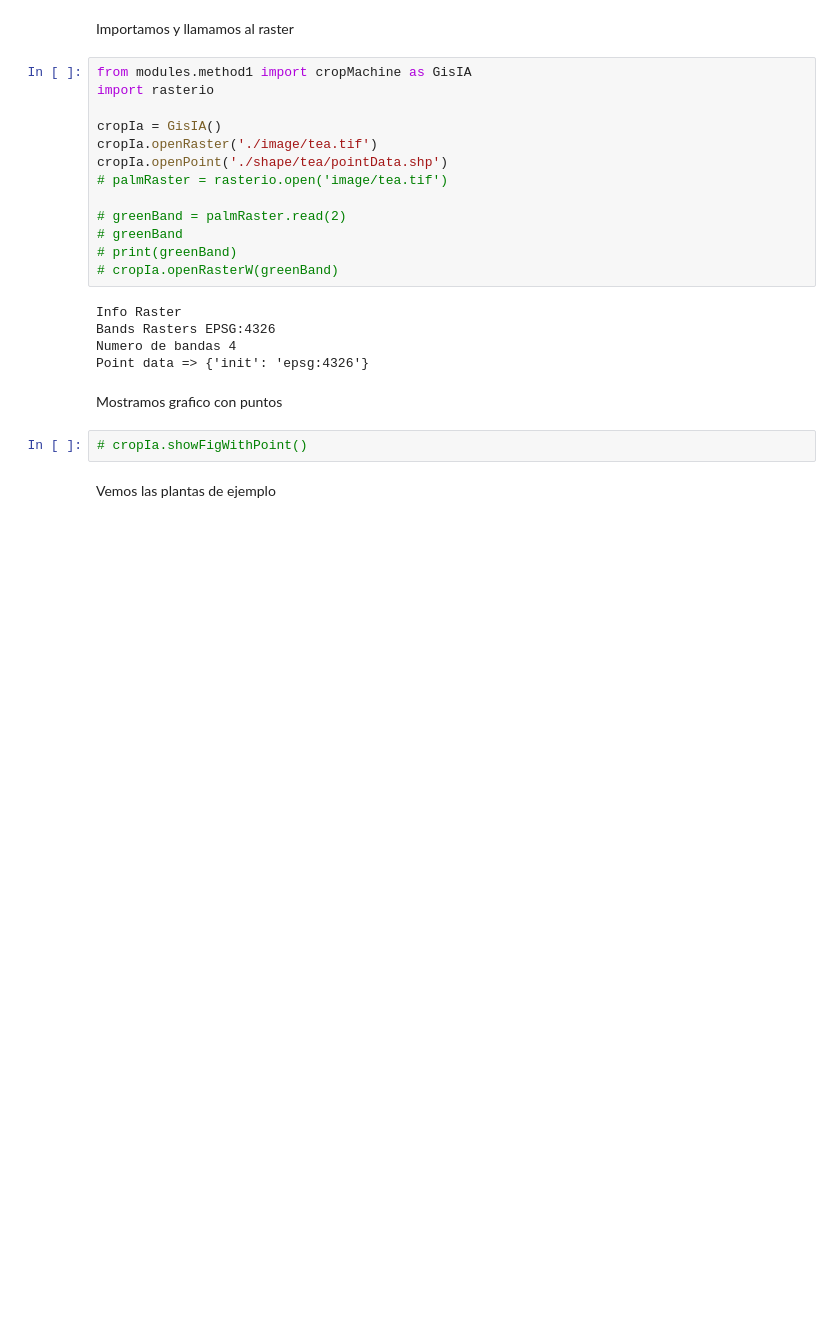
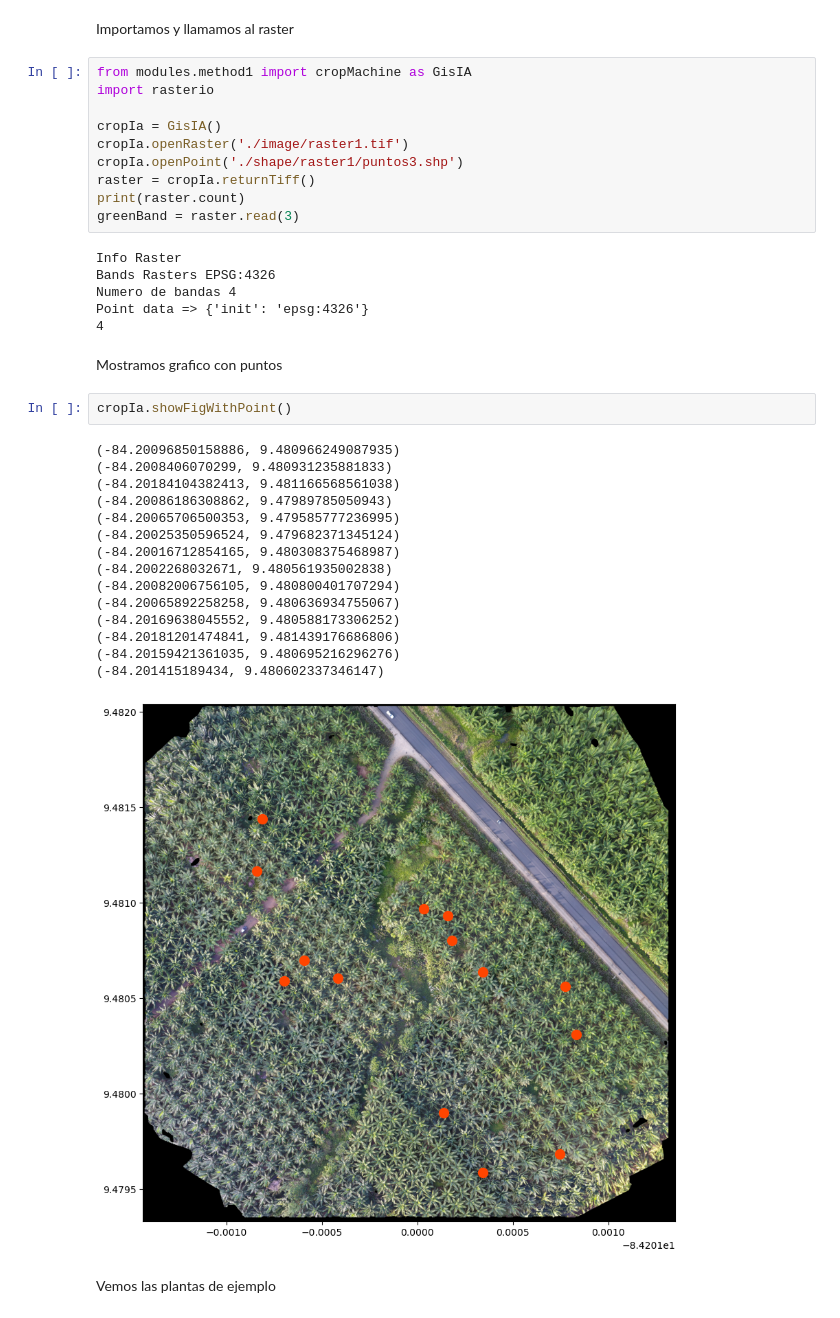
Before and after one commit to brandonllamas/Gis_IA, a Jupyter notebook: app.ipynb, the cells around one changed output. Cells and saved outputs as stored; diff of their text form; blank space fills up the shorter version.

Commit message:
cambios raster view point

```diff
--- a/app.ipynb
+++ b/app.ipynb
@@ -5,23 +5,37 @@ from modules.method1 import cropMachine as GisIA
 import rasterio
 
 cropIa = GisIA()
-cropIa.openRaster('./image/tea.tif')
-cropIa.openPoint('./shape/tea/pointData.shp')
-# palmRaster = rasterio.open('image/tea.tif')
-
-# greenBand = palmRaster.read(2)
-# greenBand
-# print(greenBand)
-# cropIa.openRasterW(greenBand)
+cropIa.openRaster('./image/raster1.tif')
+cropIa.openPoint('./shape/raster1/puntos3.shp')
+raster = cropIa.returnTiff()
+print(raster.count)
+greenBand = raster.read(3)
 # %% [output]
 Info Raster
 Bands Rasters EPSG:4326
 Numero de bandas 4
 Point data => {'init': 'epsg:4326'}
+4
 # %% [markdown]
 Mostramos grafico con puntos
-# %%
-# cropIa.showFigWithPoint()
+# %%
+cropIa.showFigWithPoint()
+# %% [output]
+(-84.20096850158886, 9.480966249087935)
+(-84.2008406070299, 9.480931235881833)
+(-84.20184104382413, 9.481166568561038)
+(-84.20086186308862, 9.47989785050943)
+(-84.20065706500353, 9.479585777236995)
+(-84.20025350596524, 9.479682371345124)
+(-84.20016712854165, 9.480308375468987)
+(-84.2002268032671, 9.480561935002838)
+(-84.20082006756105, 9.480800401707294)
+(-84.20065892258258, 9.480636934755067)
+(-84.20169638045552, 9.480588173306252)
+(-84.20181201474841, 9.481439176686806)
+(-84.20159421361035, 9.480695216296276)
+(-84.201415189434, 9.480602337346147)
+[figure, added]
 # %% [markdown]
 Vemos las plantas de ejemplo
 # %%
```
Also changed, not shown: parts of 3 cells of this notebook, 1 other file.
